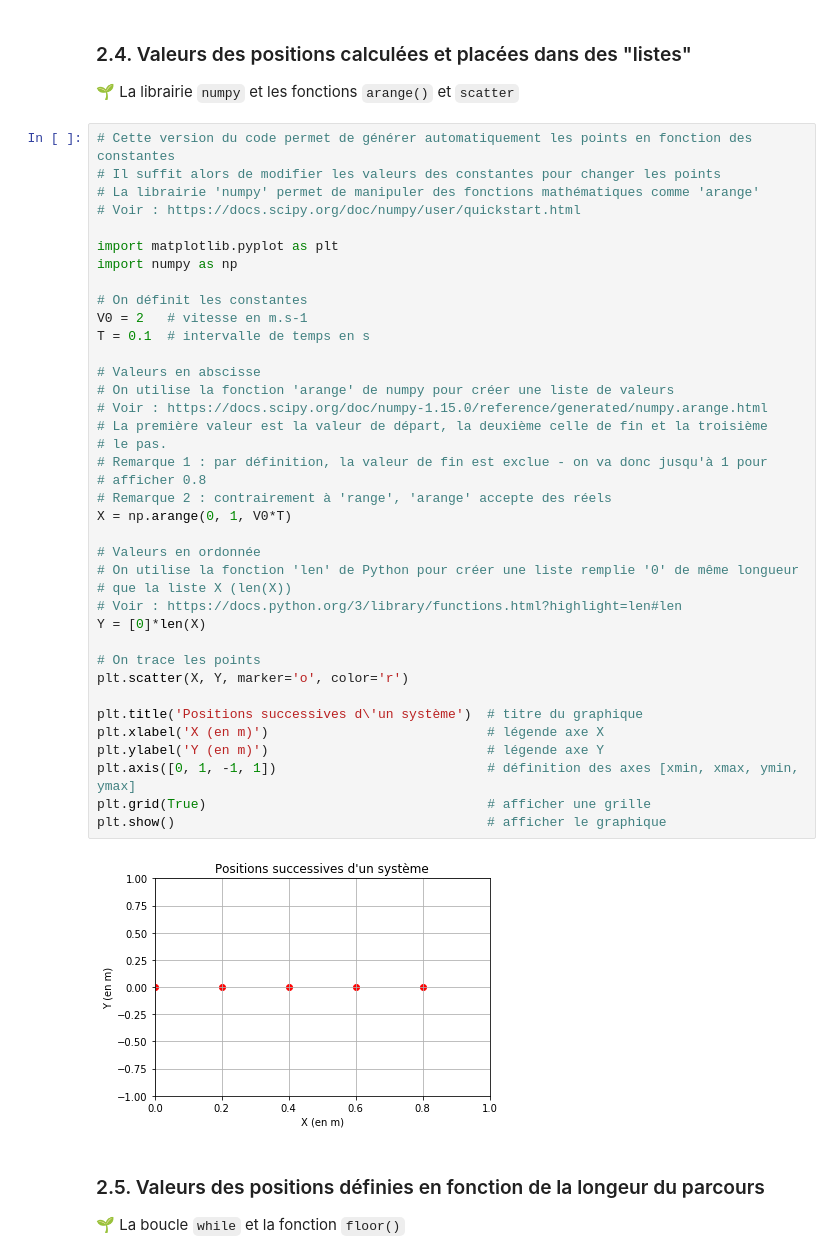
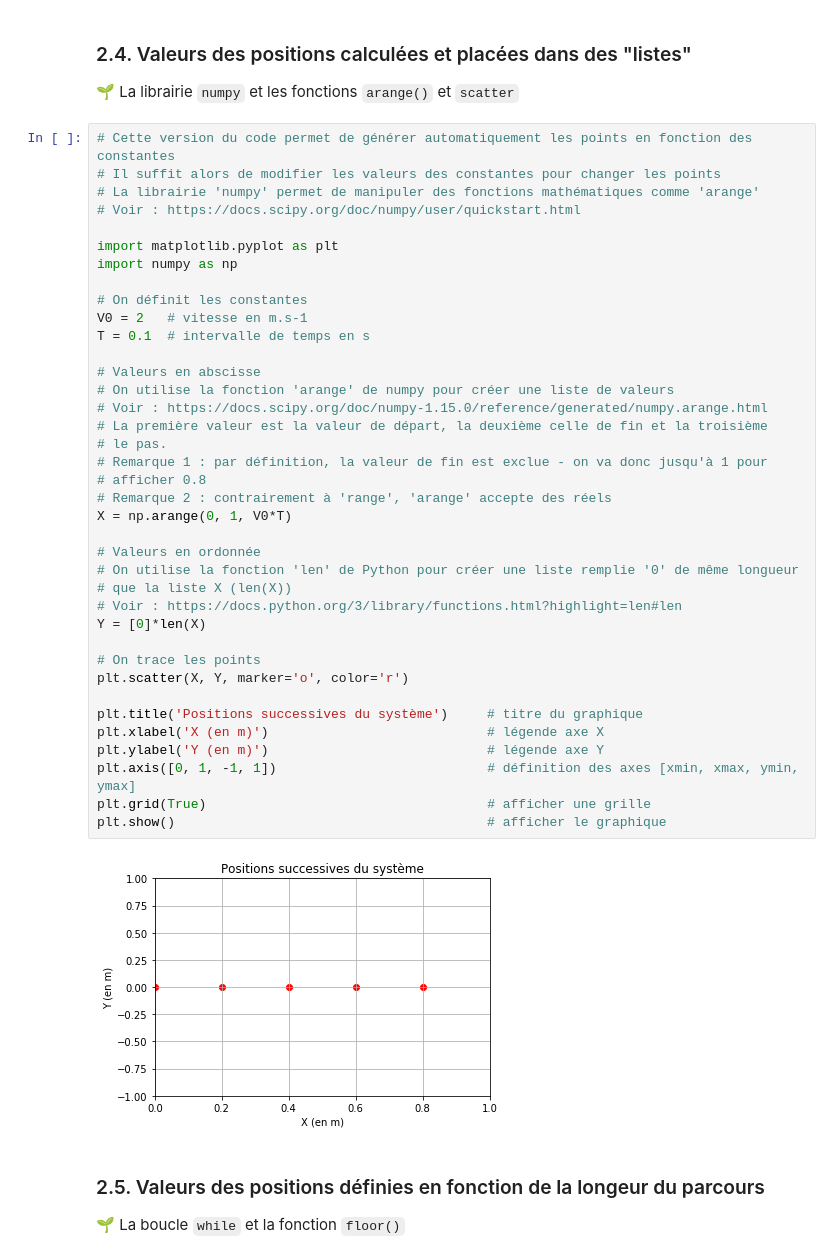
Before and after one commit to codekodo/R-Capacites-Numeriques-PC-2de, a Jupyter notebook: Positions successives d’un système modélisé par un point.ipynb, the cells around one changed output. Drawn from its saved outputs; the diff is of its cells as text.

```diff
--- a/Positions successives d’un système modélisé par un point.ipynb
+++ b/Positions successives d’un système modélisé par un point.ipynb
@@ -197,35 +206,35 @@ import numpy as np
 
 # On définit les constantes
 V0 = 2   # vitesse en m.s-1
 T = 0.1  # intervalle de temps en s
 
 # Valeurs en abscisse
 # On utilise la fonction 'arange' de numpy pour créer une liste de valeurs
 # Voir : https://docs.scipy.org/doc/numpy-1.15.0/reference/generated/numpy.arange.html
 # La première valeur est la valeur de départ, la deuxième celle de fin et la troisième
 # le pas.
 # Remarque 1 : par définition, la valeur de fin est exclue - on va donc jusqu'à 1 pour
 # afficher 0.8
 # Remarque 2 : contrairement à 'range', 'arange' accepte des réels
 X = np.arange(0, 1, V0*T)
 
 # Valeurs en ordonnée
 # On utilise la fonction 'len' de Python pour créer une liste remplie '0' de même longueur
 # que la liste X (len(X))
 # Voir : https://docs.python.org/3/library/functions.html?highlight=len#len
 Y = [0]*len(X)
 
 # On trace les points
 plt.scatter(X, Y, marker='o', color='r')
 
-plt.title('Positions successives d\'un système')  # titre du graphique
+plt.title('Positions successives du système')     # titre du graphique
 plt.xlabel('X (en m)')                            # légende axe X
 plt.ylabel('Y (en m)')                            # légende axe Y
 plt.axis([0, 1, -1, 1])                           # définition des axes [xmin, xmax, ymin, ymax]
 plt.grid(True)                                    # afficher une grille
 plt.show()                                        # afficher le graphique
 # %% [output]
-[figure, old version]
+[figure, new version]
 # %% [markdown]
 ### 2.5. Valeurs des positions définies en fonction de la longeur du parcours
 🌱 La boucle `while` et la fonction `floor()`
```
Also changed, not shown: parts of 11 cells of this notebook.
